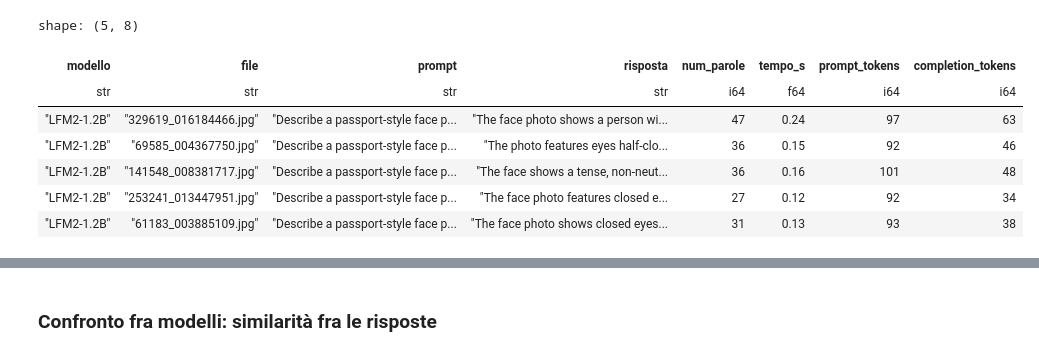
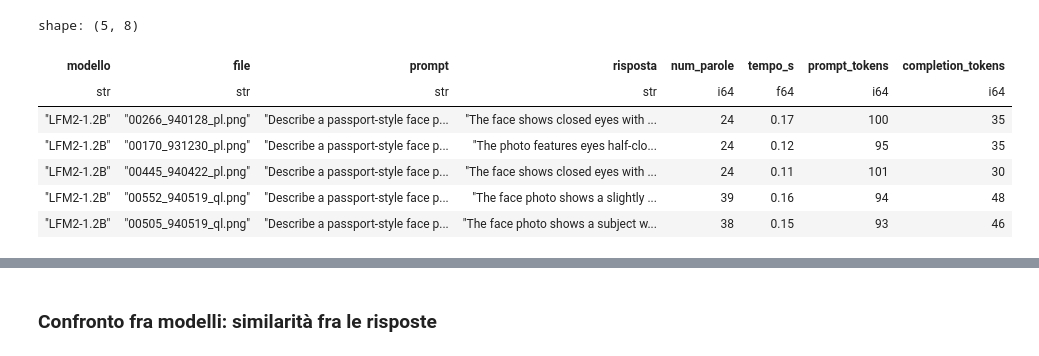
Before and after one commit to vramoscadavero/Thesis, a Jupyter notebook: notebooks/description_analysis.ipynb, the cells around one changed output, grey strips where cells are left out. Drawn from its saved outputs; the diff is of its cells as text; code cells hidden in the pictures.

```diff
--- a/notebooks/description_analysis.ipynb
+++ b/notebooks/description_analysis.ipynb
@@ -16,25 +16,26 @@ W1117 18:15:58.971000 46482 torch/distributed/elastic/multiprocessing/redirects.
 polars.config.Config
 # %%
-file_path = Path('../outputs/LLM/glint/risultati_llm_20261115_193713.csv')
+#file_path = Path('../outputs/LLM/glint/risultati_llm_20261115_193713.csv')
 # file_path = Path('../outputs/LLM/glint/risultati_llm_20261114_162646.csv')
+file_path = Path('../outputs/LLM/feret/risultati_llm_20261121_121537.csv')
 df = pl.read_csv(
     file_path,
     separator=',',
     infer_schema_length=None
 ).drop(
     ['timestamp']
 )
 
 df.head(5)
 # %% [output]
 shape: (5, 8)
 | modello | file | prompt | risposta | num_parole | tempo_s | prompt_tokens | completion_tokens |
 | str | str | str | str | i64 | f64 | i64 | i64 |
-| "LFM2-1.2B" | "329619_016184466.jpg" | "Describe a passport-style face p... | "The face photo shows a person wi... | 47 | 0.24 | 97 | 63 |
-| "LFM2-1.2B" | "69585_004367750.jpg" | "Describe a passport-style face p... | "The photo features eyes half-clo... | 36 | 0.15 | 92 | 46 |
-| "LFM2-1.2B" | "141548_008381717.jpg" | "Describe a passport-style face p... | "The face shows a tense, non-neut... | 36 | 0.16 | 101 | 48 |
-| "LFM2-1.2B" | "253241_013447951.jpg" | "Describe a passport-style face p... | "The face photo features closed e... | 27 | 0.12 | 92 | 34 |
-| "LFM2-1.2B" | "61183_003885109.jpg" | "Describe a passport-style face p... | "The face photo shows closed eyes... | 31 | 0.13 | 93 | 38 |
+| "LFM2-1.2B" | "00266_940128_pl.png" | "Describe a passport-style face p... | "The face shows closed eyes with ... | 24 | 0.17 | 100 | 35 |
+| "LFM2-1.2B" | "00170_931230_pl.png" | "Describe a passport-style face p... | "The photo features eyes half-clo... | 24 | 0.12 | 95 | 35 |
+| "LFM2-1.2B" | "00445_940422_pl.png" | "Describe a passport-style face p... | "The face shows closed eyes with ... | 24 | 0.11 | 101 | 30 |
+| "LFM2-1.2B" | "00552_940519_ql.png" | "Describe a passport-style face p... | "The face photo shows a slightly ... | 39 | 0.16 | 94 | 48 |
+| "LFM2-1.2B" | "00505_940519_ql.png" | "Describe a passport-style face p... | "The face photo shows a subject w... | 38 | 0.15 | 93 | 46 |
 # %%
 models = {k[0]: v for k, v in df.partition_by('modello', as_dict=True).items()}
 # %%
```
Also changed, not shown: parts of 12 cells of this notebook, 4 other files.
